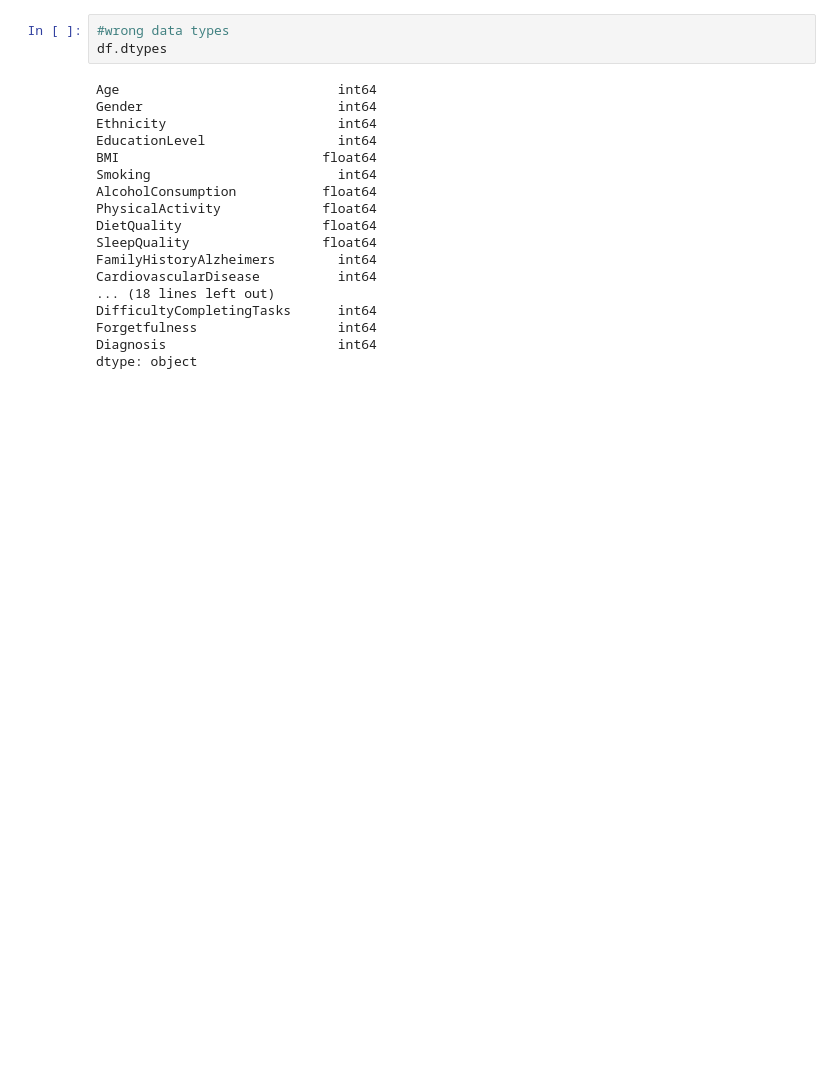
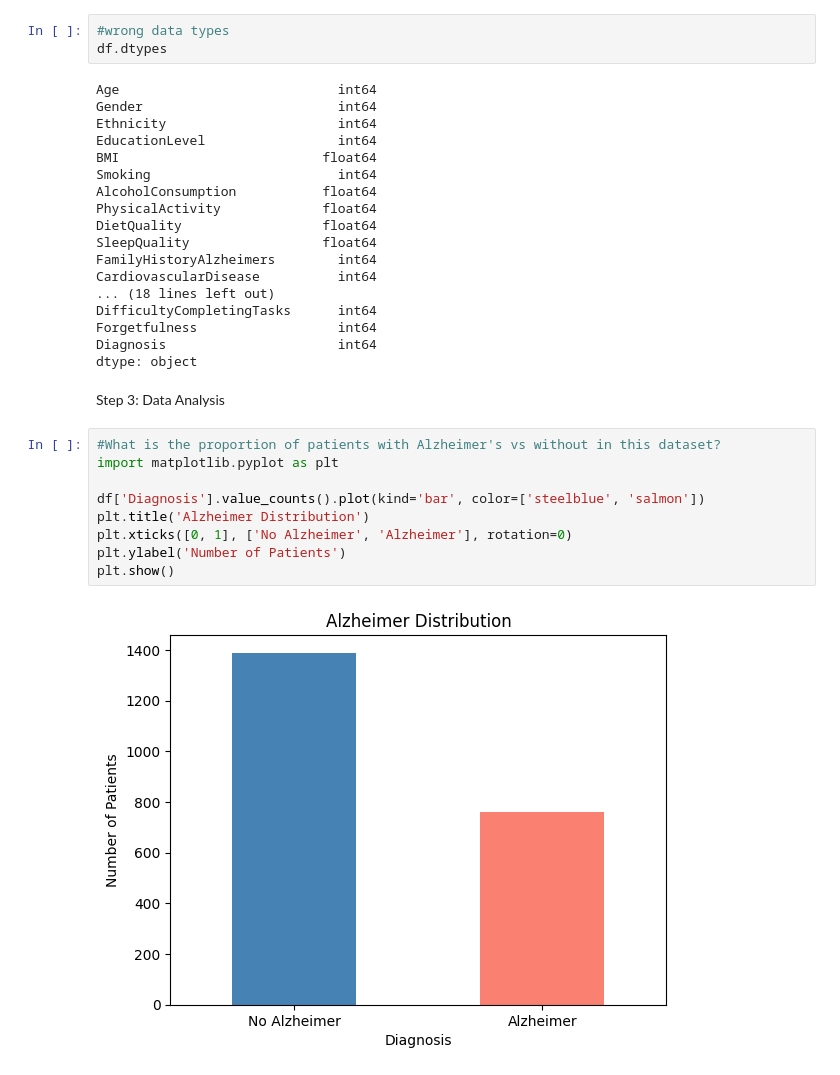
Before and after one commit to JanaMakary/Factors-Associated-with-Alzheimer-s, a Jupyter notebook: analysis.ipynb, the cells around one changed output. Cells and saved outputs as stored; diff of their text form; blank space fills up the shorter version.

Commit message:
step 3: analyze

```diff
--- a/analysis.ipynb
+++ b/analysis.ipynb
@@ -172,3 +174,16 @@ DifficultyCompletingTasks      int64
 Forgetfulness                  int64
 Diagnosis                      int64
 dtype: object
+# %% [markdown]
+Step 3: Data Analysis
+# %%
+#What is the proportion of patients with Alzheimer's vs without in this dataset?
+import matplotlib.pyplot as plt
+
+df['Diagnosis'].value_counts().plot(kind='bar', color=['steelblue', 'salmon'])
+plt.title('Alzheimer Distribution')
+plt.xticks([0, 1], ['No Alzheimer', 'Alzheimer'], rotation=0)
+plt.ylabel('Number of Patients')
+plt.show()
+# %% [output]
+[figure, added]
```
Also changed, not shown: parts of 27 cells of this notebook.
